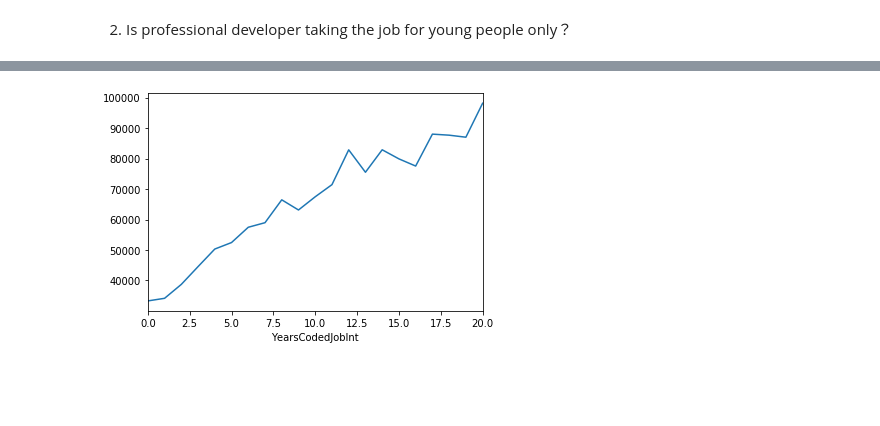
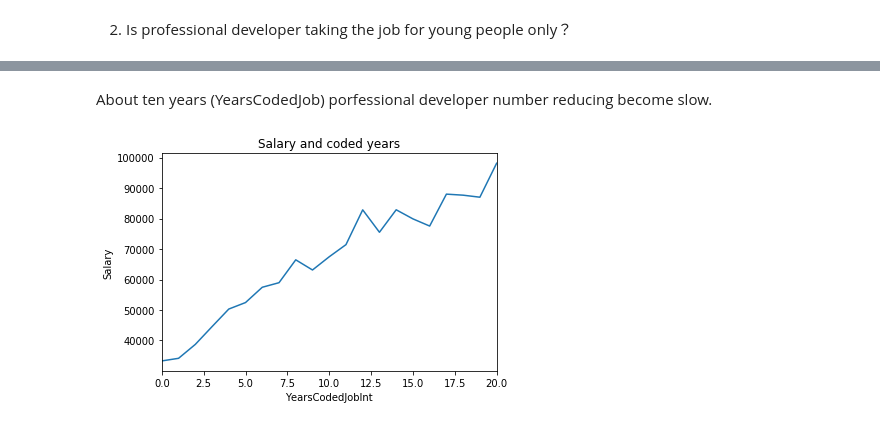
Before and after one commit to yycncom/stackoverflowAnalysis, a Jupyter notebook: stackflowAnalysis.ipynb, the cells around one changed output, grey strips where cells are left out. Cells and saved outputs as stored; diff of their text form; code cells hidden in the pictures; blank space fills up the shorter version.

```diff
--- a/stackflowAnalysis.ipynb
+++ b/stackflowAnalysis.ipynb
@@ -105,4 +164,6 @@ df_proDevel.YearsCodedJob.value_counts().plot();
+# %% [markdown]
+About ten years (YearsCodedJob) porfessional developer number reducing become slow.
 # %%
-df_proDevel['Salary'].groupby(df_proDevel['YearsCodedJobInt']).mean().plot();
+df_proDevel['Salary'].groupby(df_proDevel['YearsCodedJobInt']).mean().plot(title='Salary and coded years').set_ylabel('Salary');
 # %% [output]
-[figure, old version]
+[figure, new version]
```
Also changed, not shown: parts of 34 cells of this notebook.
